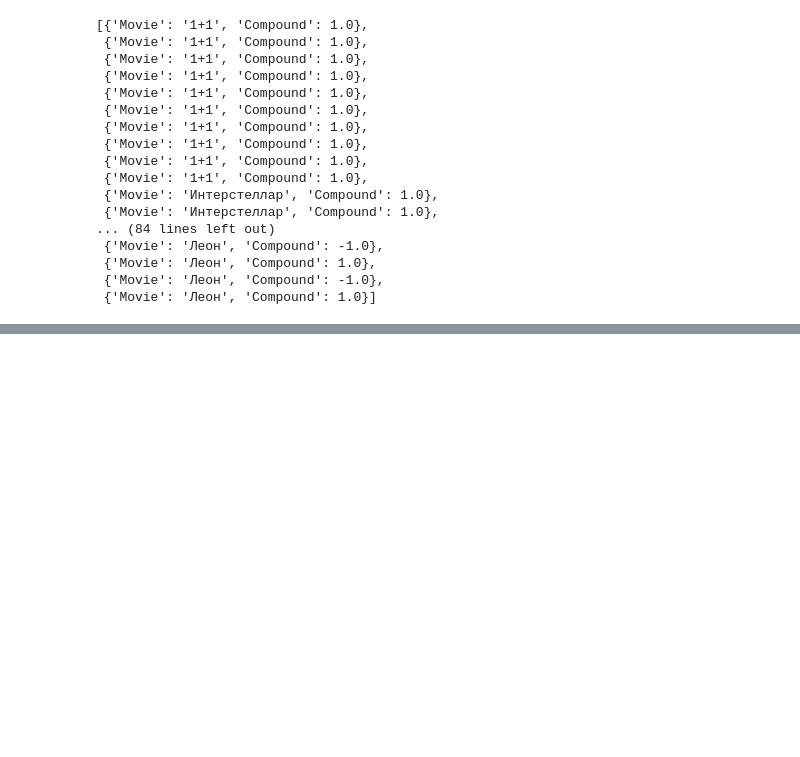
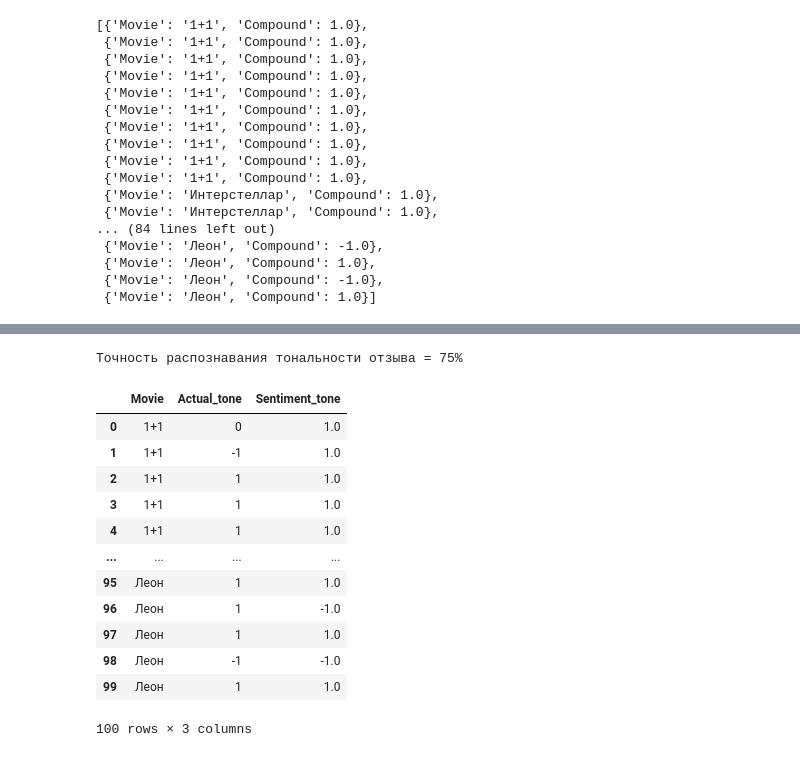
Before and after one commit to daria-rakovskaia/HSE-DAT, a Jupyter notebook: Lab4/Lab4_DAT.ipynb, the cells around one changed output, grey strips where cells are left out. Cells and saved outputs as stored; diff of their text form; code cells hidden in the pictures; blank space fills up the shorter version.

```diff
--- a/Lab4/Lab4_DAT.ipynb
+++ b/Lab4/Lab4_DAT.ipynb
@@ -96,0 +126,21 @@ reviews
+# %%
+count, result, data = 0, 0, []
+for i, movie in enumerate(movies):
+    for j in range(10):
+        if true_compound[i][movie]['docs'][j]['type'] == 'Нейтральный':
+            tmp = 0
+        elif true_compound[i][movie]['docs'][j]['type'] == 'Позитивный':
+            tmp = 1
+        else:
+            tmp = -1
+        if tmp == reviews[count]['Compound']:
+            result += 1
+        data.append({
+            'Movie': movie,
+            'Actual_tone': tmp,
+            'Sentiment_tone': reviews[count]['Compound']
+        })
+        count +=1
+print(f'Точность распознавания тональности отзыва = {result}%')
+# %% [output]
+Точность распознавания тональности отзыва = 75%
@@ -96,0 +150,17 @@ reviews
+# %%
+df = pd.DataFrame(data)
+df
+# %% [output]
+|  | Movie | Actual_tone | Sentiment_tone |
+| 0 | 1+1 | 0 | 1.0 |
+| 1 | 1+1 | -1 | 1.0 |
+| 2 | 1+1 | 1 | 1.0 |
+| 3 | 1+1 | 1 | 1.0 |
+| 4 | 1+1 | 1 | 1.0 |
+| ... | ... | ... | ... |
+| 95 | Леон | 1 | 1.0 |
+| 96 | Леон | 1 | -1.0 |
+| 97 | Леон | 1 | 1.0 |
+| 98 | Леон | -1 | -1.0 |
+| 99 | Леон | 1 | 1.0 |
+100 rows × 3 columns
```
Also changed, not shown: parts of 4 cells of this notebook.
